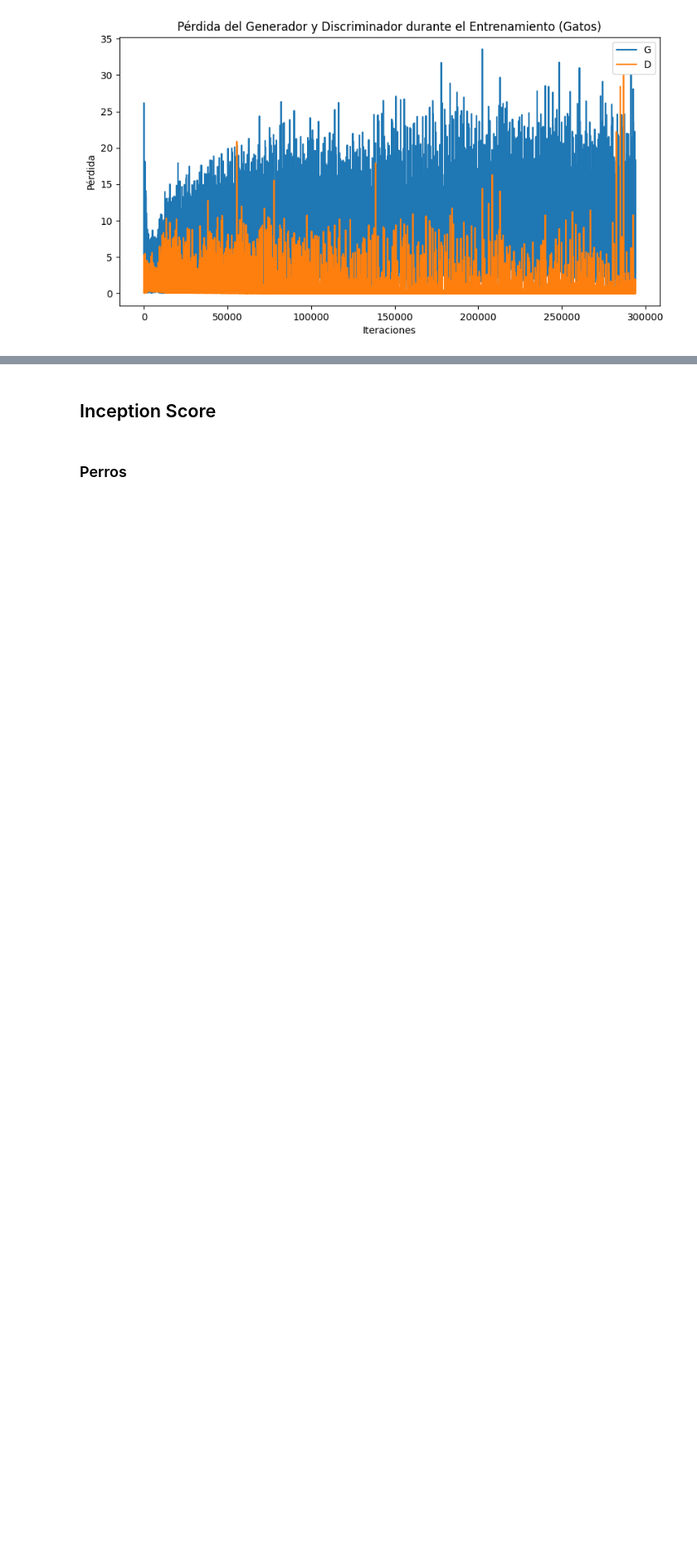
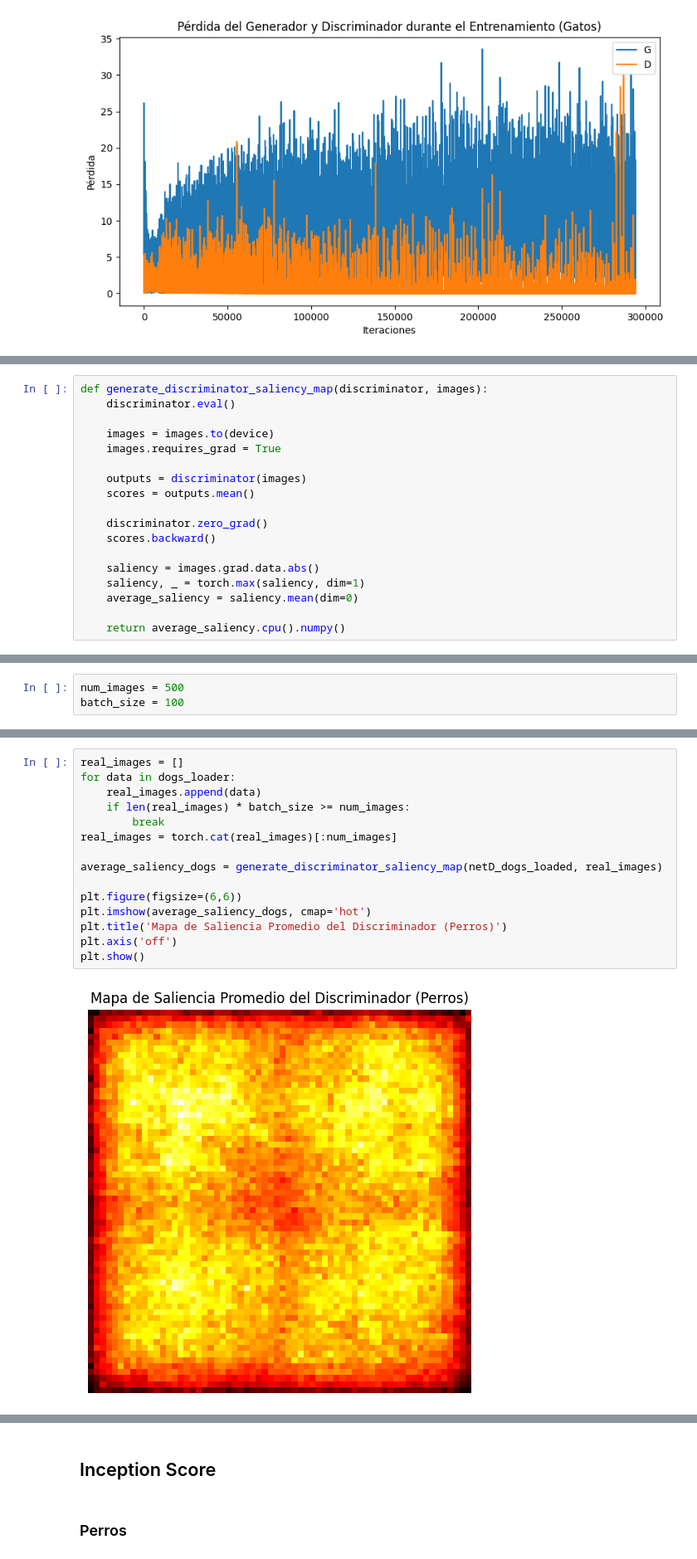
Before and after one commit to TheKiesling/DoGAN, a Jupyter notebook: dogan.ipynb, the cells around one changed output, grey strips where cells are left out. Shown at 83% size. Cells and saved outputs as stored; diff of their text form; blank space fills up the shorter version.

Commit message:
[feat]: heatmaps

```diff
--- a/dogan.ipynb
+++ b/dogan.ipynb
@@ -366,0 +372,18 @@ plt.show()
+# %%
+def generate_discriminator_saliency_map(discriminator, images):
+    discriminator.eval()
+
+    images = images.to(device)
+    images.requires_grad = True
+
+    outputs = discriminator(images)
+    scores = outputs.mean()
+
+    discriminator.zero_grad()
+    scores.backward()
+
+    saliency = images.grad.data.abs()
+    saliency, _ = torch.max(saliency, dim=1)
+    average_saliency = saliency.mean(dim=0)
+
+    return average_saliency.cpu().numpy()
@@ -366,0 +463,3 @@ plt.show()
+# %%
+num_images = 500
+batch_size = 100
@@ -366,0 +468,17 @@ plt.show()
+# %%
+real_images = []
+for data in dogs_loader:
+    real_images.append(data)
+    if len(real_images) * batch_size >= num_images:
+        break
+real_images = torch.cat(real_images)[:num_images]
+
+average_saliency_dogs = generate_discriminator_saliency_map(netD_dogs_loaded, real_images)
+
+plt.figure(figsize=(6,6))
+plt.imshow(average_saliency_dogs, cmap='hot')
+plt.title('Mapa de Saliencia Promedio del Discriminador (Perros)')
+plt.axis('off')
+plt.show()
+# %% [output]
+[figure, added]
```
Also changed, not shown: parts of 14 cells of this notebook.
